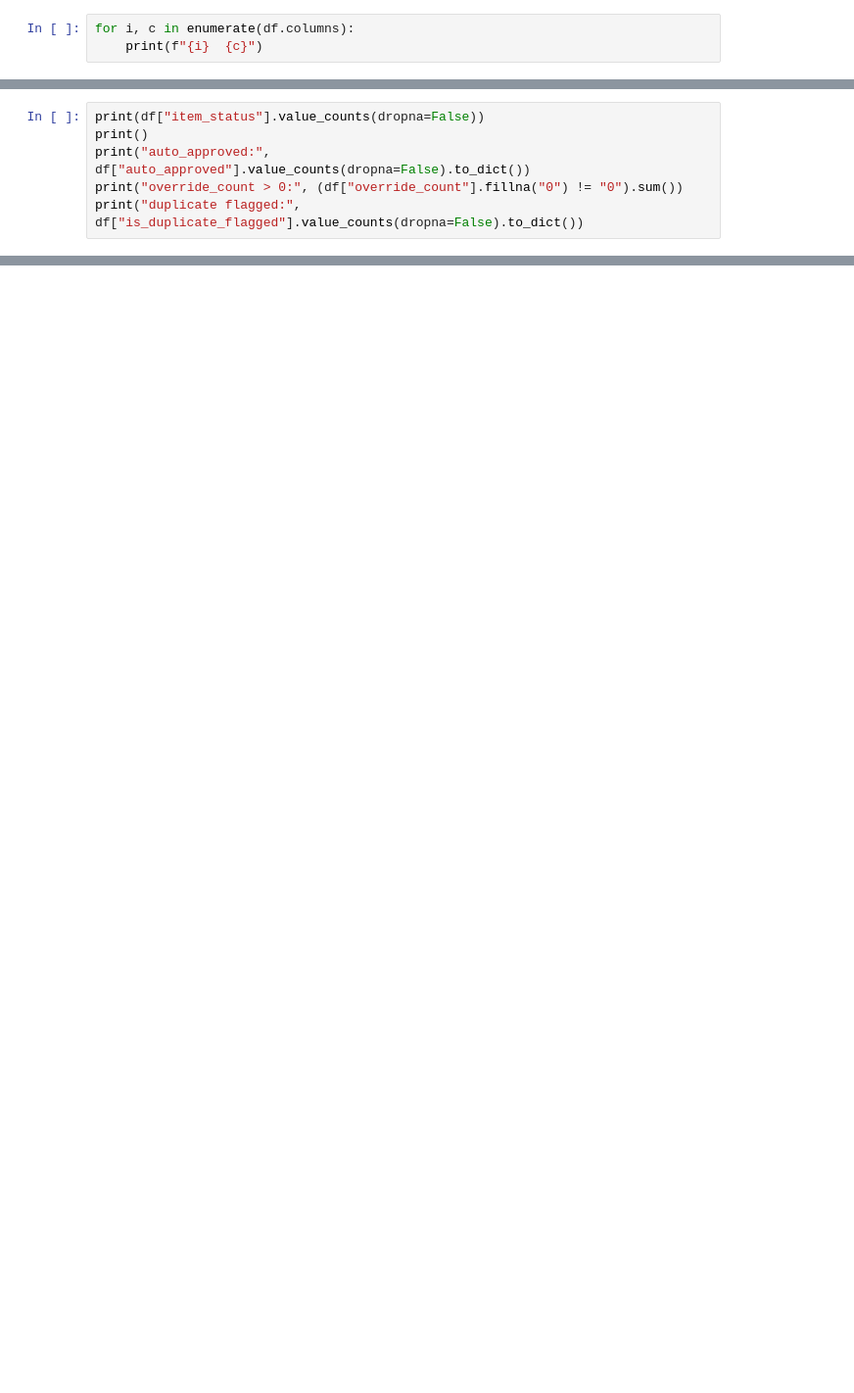
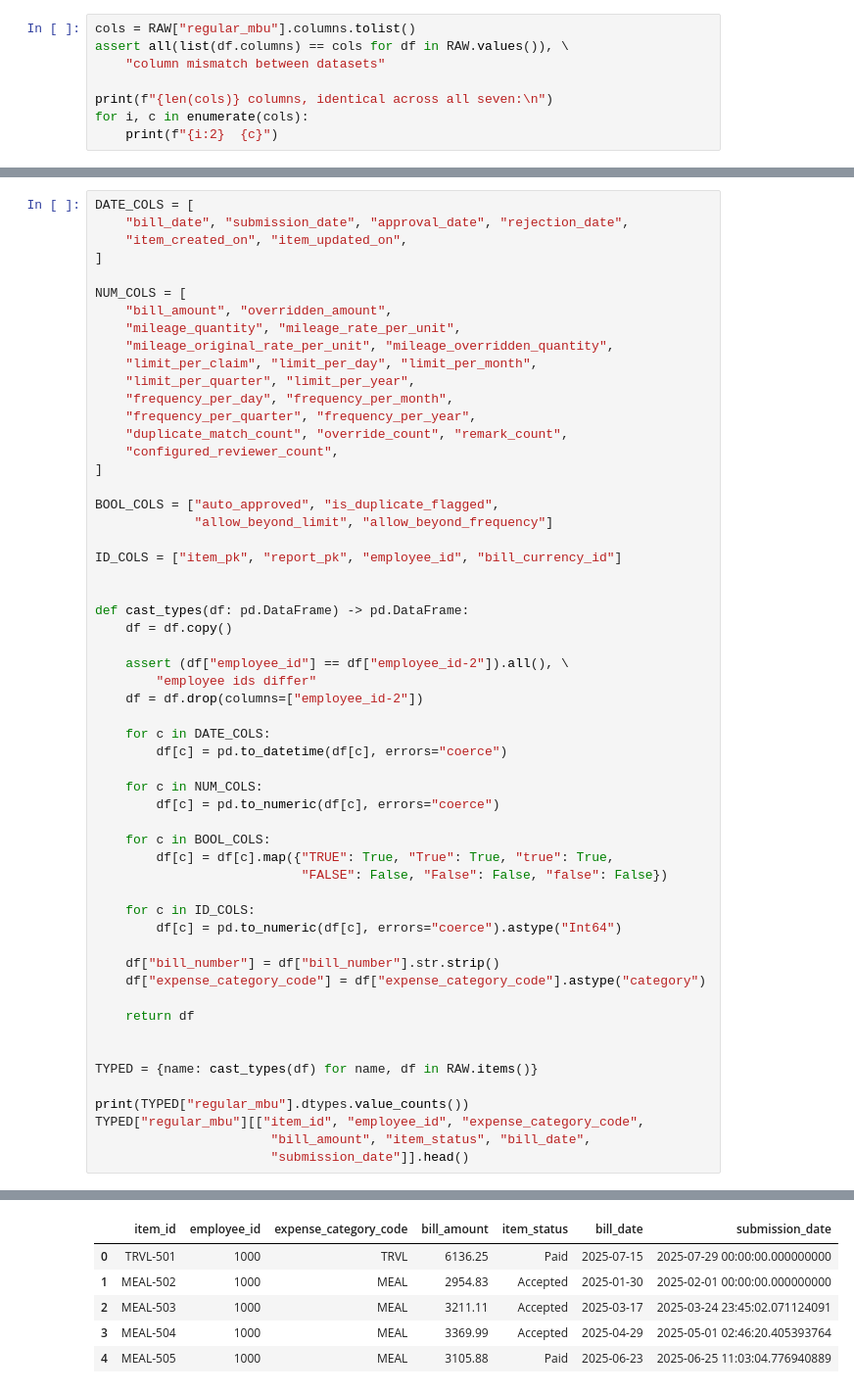
Before and after one commit to srija-greytip/green-light, a Jupyter notebook: Extract.ipynb, the cells around one changed output, grey strips where cells are left out. Shown at 98% size. Cells and saved outputs as stored; diff of their text form; blank space fills up the shorter version.

```diff
--- a/Extract.ipynb
+++ b/Extract.ipynb
@@ -16,4 +28,9 @@ rows, cols: (83, 80)
 # %%
-for i, c in enumerate(df.columns):
-    print(f"{i}  {c}")
+cols = RAW["regular_mbu"].columns.tolist()
+assert all(list(df.columns) == cols for df in RAW.values()), \
+    "column mismatch between datasets"
+
+print(f"{len(cols)} columns, identical across all seven:\n")
+for i, c in enumerate(cols):
+    print(f"{i:2}  {c}")
 # %% [output]
@@ -62,7 +79,57 @@ pd.DataFrame({
 # %%
-print(df["item_status"].value_counts(dropna=False))
-print()
-print("auto_approved:", df["auto_approved"].value_counts(dropna=False).to_dict())
-print("override_count > 0:", (df["override_count"].fillna("0") != "0").sum())
-print("duplicate flagged:", df["is_duplicate_flagged"].value_counts(dropna=False).to_dict())
+DATE_COLS = [
+    "bill_date", "submission_date", "approval_date", "rejection_date",
+    "item_created_on", "item_updated_on",
+]
+
+NUM_COLS = [
+    "bill_amount", "overridden_amount",
+    "mileage_quantity", "mileage_rate_per_unit",
+    "mileage_original_rate_per_unit", "mileage_overridden_quantity",
+    "limit_per_claim", "limit_per_day", "limit_per_month",
+    "limit_per_quarter", "limit_per_year",
+    "frequency_per_day", "frequency_per_month",
+    "frequency_per_quarter", "frequency_per_year",
+    "duplicate_match_count", "override_count", "remark_count",
+    "configured_reviewer_count",
+]
+
+BOOL_COLS = ["auto_approved", "is_duplicate_flagged",
+             "allow_beyond_limit", "allow_beyond_frequency"]
+
+ID_COLS = ["item_pk", "report_pk", "employee_id", "bill_currency_id"]
+
+
+def cast_types(df: pd.DataFrame) -> pd.DataFrame:
+    df = df.copy()
+
+    assert (df["employee_id"] == df["employee_id-2"]).all(), \
+        "employee ids differ"
+    df = df.drop(columns=["employee_id-2"])
+
+    for c in DATE_COLS:
+        df[c] = pd.to_datetime(df[c], errors="coerce")
+
+    for c in NUM_COLS:
+        df[c] = pd.to_numeric(df[c], errors="coerce")
+
+    for c in BOOL_COLS:
+        df[c] = df[c].map({"TRUE": True, "True": True, "true": True,
+                           "FALSE": False, "False": False, "false": False})
+
+    for c in ID_COLS:
+        df[c] = pd.to_numeric(df[c], errors="coerce").astype("Int64")
+
+    df["bill_number"] = df["bill_number"].str.strip()
+    df["expense_category_code"] = df["expense_category_code"].astype("category")
+
+    return df
+
+
+TYPED = {name: cast_types(df) for name, df in RAW.items()}
+
+print(TYPED["regular_mbu"].dtypes.value_counts())
+TYPED["regular_mbu"][["item_id", "employee_id", "expense_category_code",
+                       "bill_amount", "item_status", "bill_date",
+                       "submission_date"]].head()
 # %% [output]
@@ -77 +144,7 @@ duplicate flagged: {'FALSE': 73, 'TRUE': 10}
+|  | item_id | employee_id | expense_category_code | bill_amount | item_status | bill_date | submission_date |
+| 0 | TRVL-501 | 1000 | TRVL | 6136.25 | Paid | 2025-07-15 | 2025-07-29 00:00:00.000000000 |
+| 1 | MEAL-502 | 1000 | MEAL | 2954.83 | Accepted | 2025-01-30 | 2025-02-01 00:00:00.000000000 |
+| 2 | MEAL-503 | 1000 | MEAL | 3211.11 | Accepted | 2025-03-17 | 2025-03-24 23:45:02.071124091 |
+| 3 | MEAL-504 | 1000 | MEAL | 3369.99 | Accepted | 2025-04-29 | 2025-05-01 02:46:20.405393764 |
+| 4 | MEAL-505 | 1000 | MEAL | 3105.88 | Paid | 2025-06-23 | 2025-06-25 11:03:04.776940889 |
 # %%
```
Also changed, not shown: parts of 17 cells of this notebook, 19 other files.
